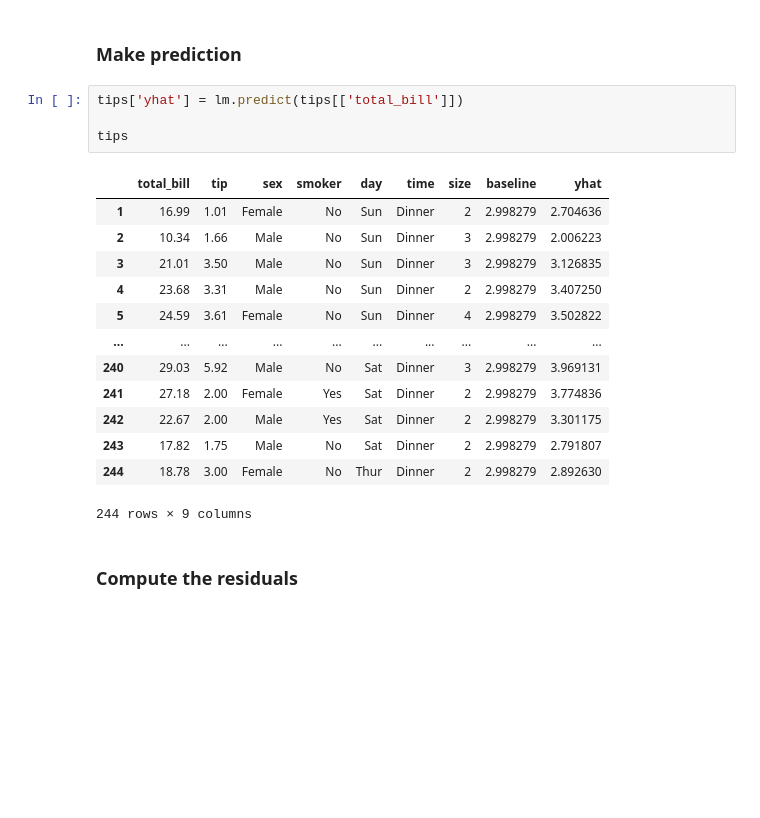
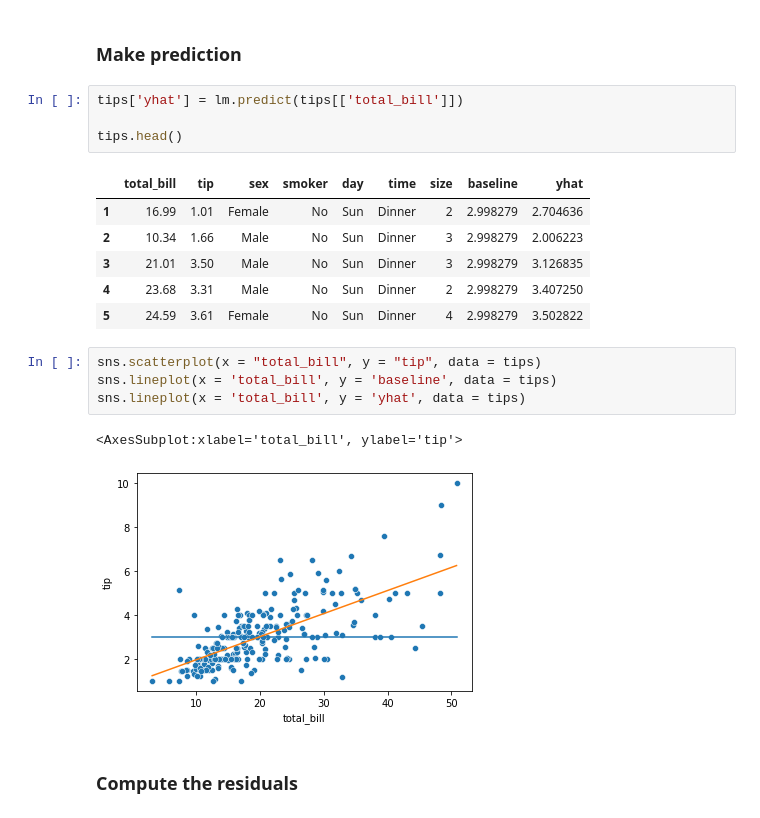
Before and after one commit to malachi-hale/Regression-exercises, a Jupyter notebook: evaluate.ipynb, the cells around one changed output. Saved outputs shown, nothing was run; the diff lists cells and outputs as text; blank space fills up the shorter version.

```diff
--- a/evaluate.ipynb
+++ b/evaluate.ipynb
@@ -76,21 +76,21 @@ LinearRegression(normalize=True)
 # %%
 tips['yhat'] = lm.predict(tips[['total_bill']])
 
-tips
+tips.head()
 # %% [output]
 |  | total_bill | tip | sex | smoker | day | time | size | baseline | yhat |
 | 1 | 16.99 | 1.01 | Female | No | Sun | Dinner | 2 | 2.998279 | 2.704636 |
 | 2 | 10.34 | 1.66 | Male | No | Sun | Dinner | 3 | 2.998279 | 2.006223 |
 | 3 | 21.01 | 3.50 | Male | No | Sun | Dinner | 3 | 2.998279 | 3.126835 |
 | 4 | 23.68 | 3.31 | Male | No | Sun | Dinner | 2 | 2.998279 | 3.407250 |
 | 5 | 24.59 | 3.61 | Female | No | Sun | Dinner | 4 | 2.998279 | 3.502822 |
-| ... | ... | ... | ... | ... | ... | ... | ... | ... | ... |
-| 240 | 29.03 | 5.92 | Male | No | Sat | Dinner | 3 | 2.998279 | 3.969131 |
-| 241 | 27.18 | 2.00 | Female | Yes | Sat | Dinner | 2 | 2.998279 | 3.774836 |
-| 242 | 22.67 | 2.00 | Male | Yes | Sat | Dinner | 2 | 2.998279 | 3.301175 |
-| 243 | 17.82 | 1.75 | Male | No | Sat | Dinner | 2 | 2.998279 | 2.791807 |
-| 244 | 18.78 | 3.00 | Female | No | Thur | Dinner | 2 | 2.998279 | 2.892630 |
-244 rows × 9 columns
+# %%
+sns.scatterplot(x = "total_bill", y = "tip", data = tips)
+sns.lineplot(x = 'total_bill', y = 'baseline', data = tips)
+sns.lineplot(x = 'total_bill', y = 'yhat', data = tips)
+# %% [output]
+<AxesSubplot:xlabel='total_bill', ylabel='tip'>
+[figure, added]
 # %% [markdown]
 ### Compute the residuals
 # %%
```
Also changed, not shown: parts of 21 cells of this notebook, 1 other file.
